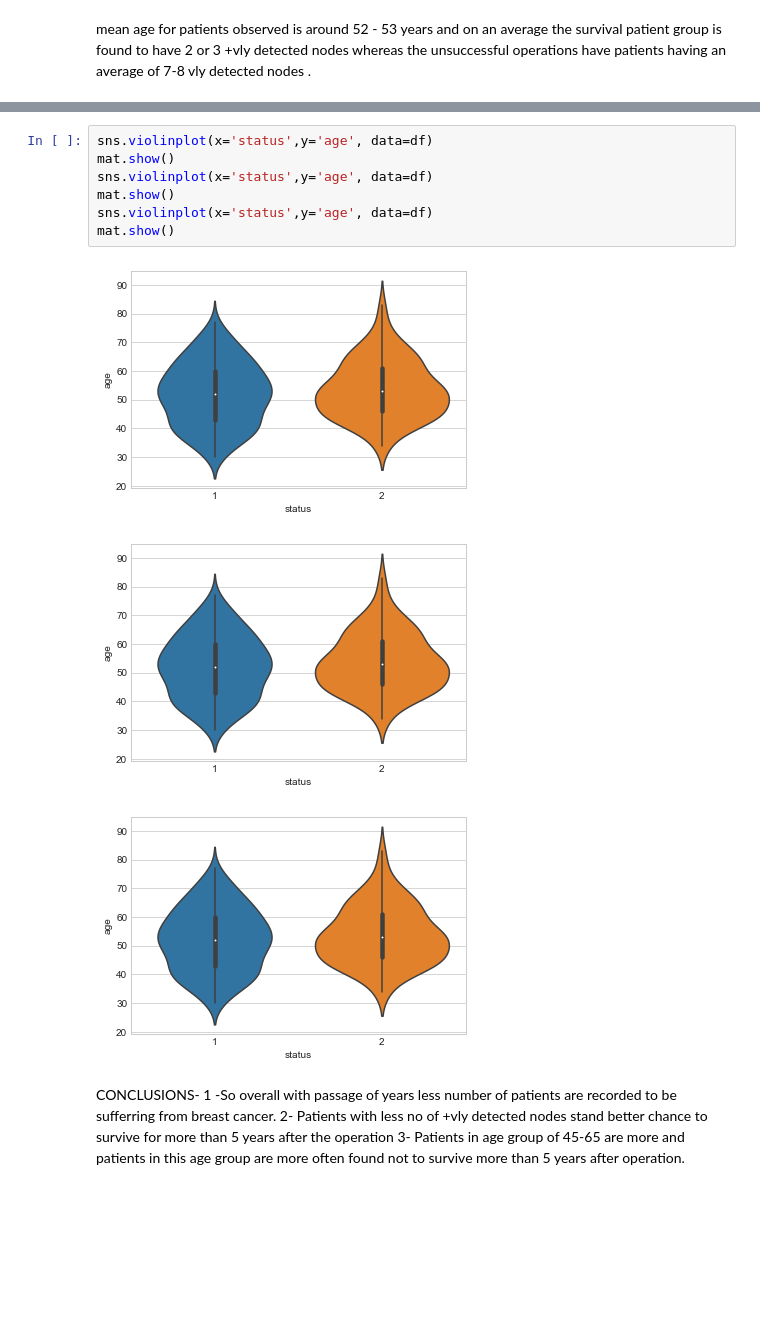
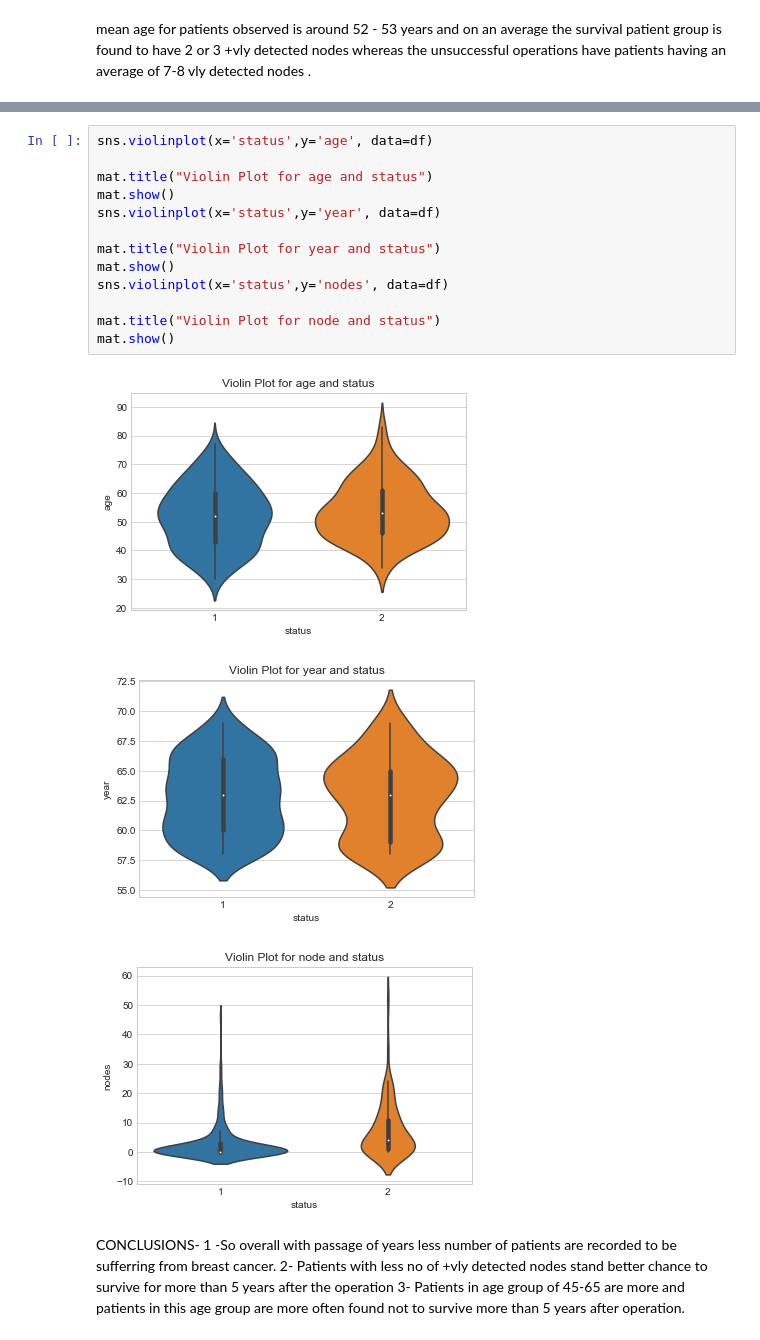
Before and after one commit to prakhar19sharma/EDA-on-haberman-dataset, a Jupyter notebook: Exploratory data analysis on HaberMan Dataset.ipynb, the cells around one changed output, grey strips where cells are left out. Drawn from its saved outputs; the diff is of its cells as text; blank space fills up the shorter version.

```diff
--- a/Exploratory data analysis on HaberMan Dataset.ipynb
+++ b/Exploratory data analysis on HaberMan Dataset.ipynb
@@ -470,14 +482,20 @@ mat.show()
 # %%
 sns.violinplot(x='status',y='age', data=df)
+
+mat.title("Violin Plot for age and status")
 mat.show()
-sns.violinplot(x='status',y='age', data=df)
+sns.violinplot(x='status',y='year', data=df)
+
+mat.title("Violin Plot for year and status")
 mat.show()
-sns.violinplot(x='status',y='age', data=df)
+sns.violinplot(x='status',y='nodes', data=df)
+
+mat.title("Violin Plot for node and status")
 mat.show()
 # %% [output]
-[figure, old version]
+[figure, new version]
-[figure, old version]
+[figure, new version]
-[figure, old version]
+[figure, new version]
 # %% [markdown]
 CONCLUSIONS-
 1 -So overall with passage of years less number of patients are recorded to be sufferring from breast cancer.
```
Also changed, not shown: parts of 4 cells of this notebook, 1 other file.
